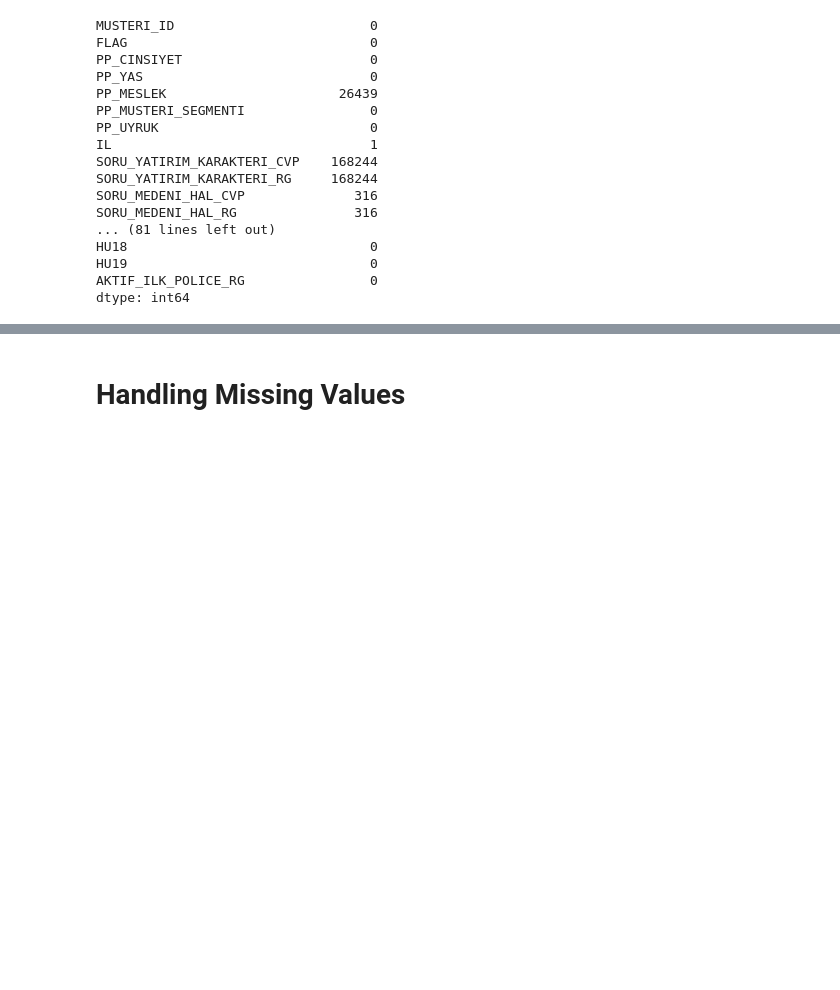
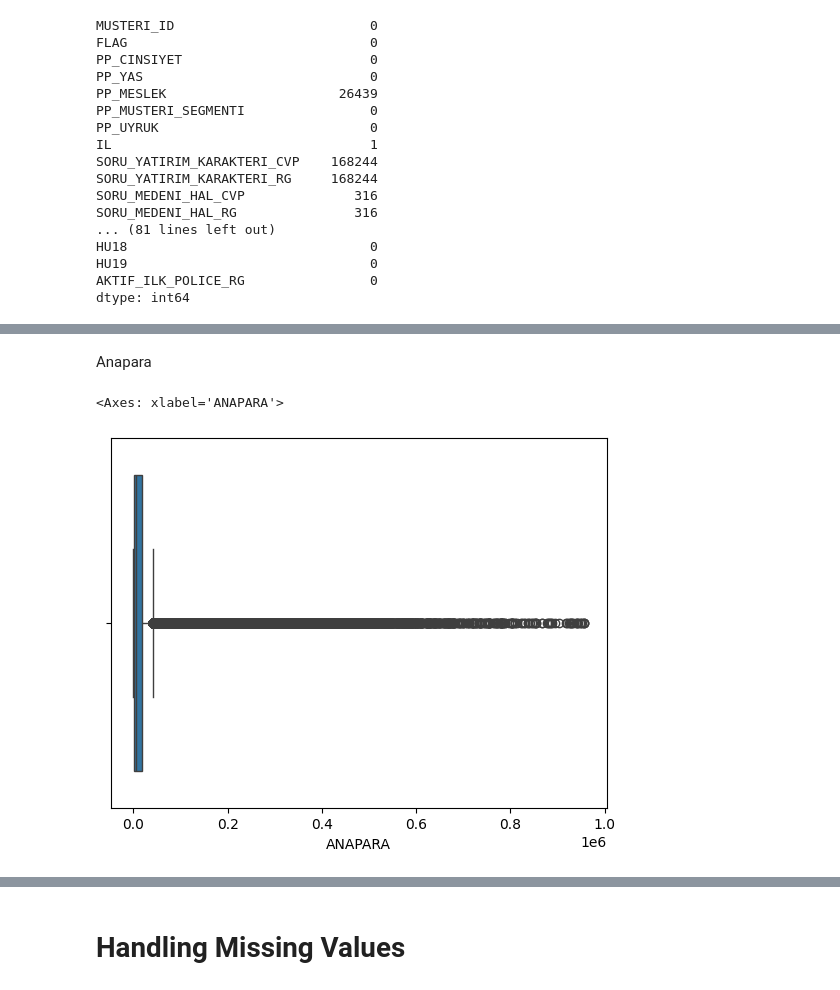
Before and after one commit to kutayozdur/Anadolu-Hayat-Datathon, a Jupyter notebook: model_1.ipynb, the cells around one changed output, grey strips where cells are left out. Saved outputs shown, nothing was run; the diff lists cells and outputs as text; code cells hidden in the pictures; blank space fills up the shorter version.

```diff
--- a/model_1.ipynb
+++ b/model_1.ipynb
@@ -194,0 +237,7 @@ def drop_cols_func(df):
+# %% [markdown]
+Anapara
+# %%
+sns.boxplot(data=train_set, x='ANAPARA')
+# %% [output]
+<Axes: xlabel='ANAPARA'>
+[figure, added]
```
Also changed, not shown: parts of 106 cells of this notebook.
